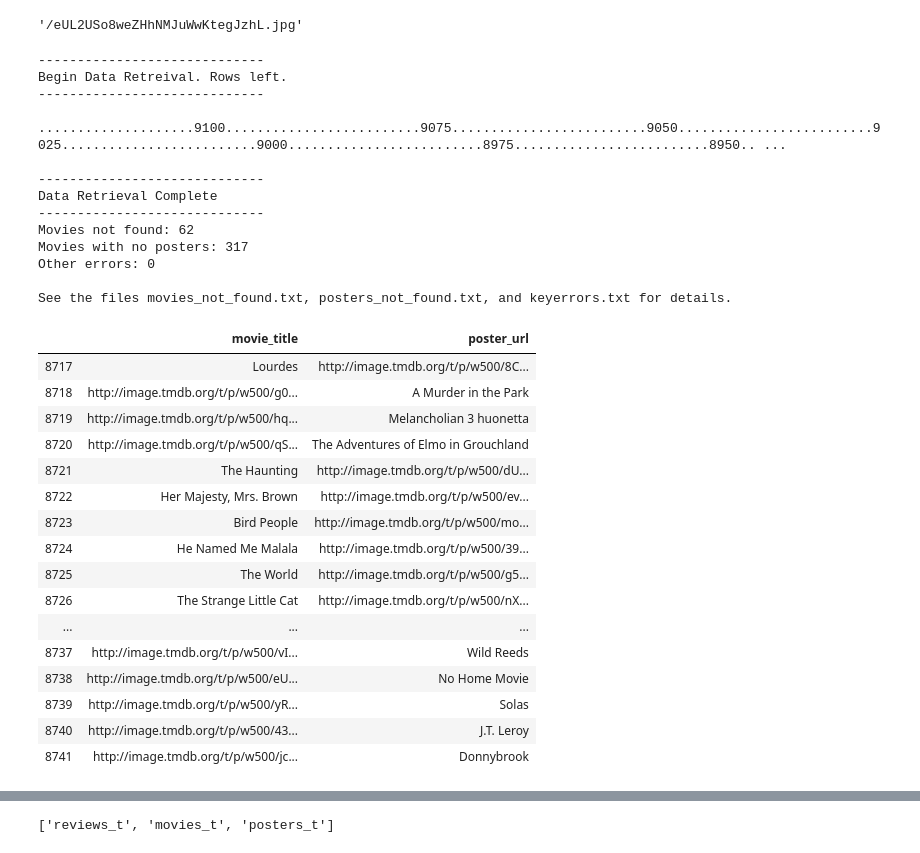
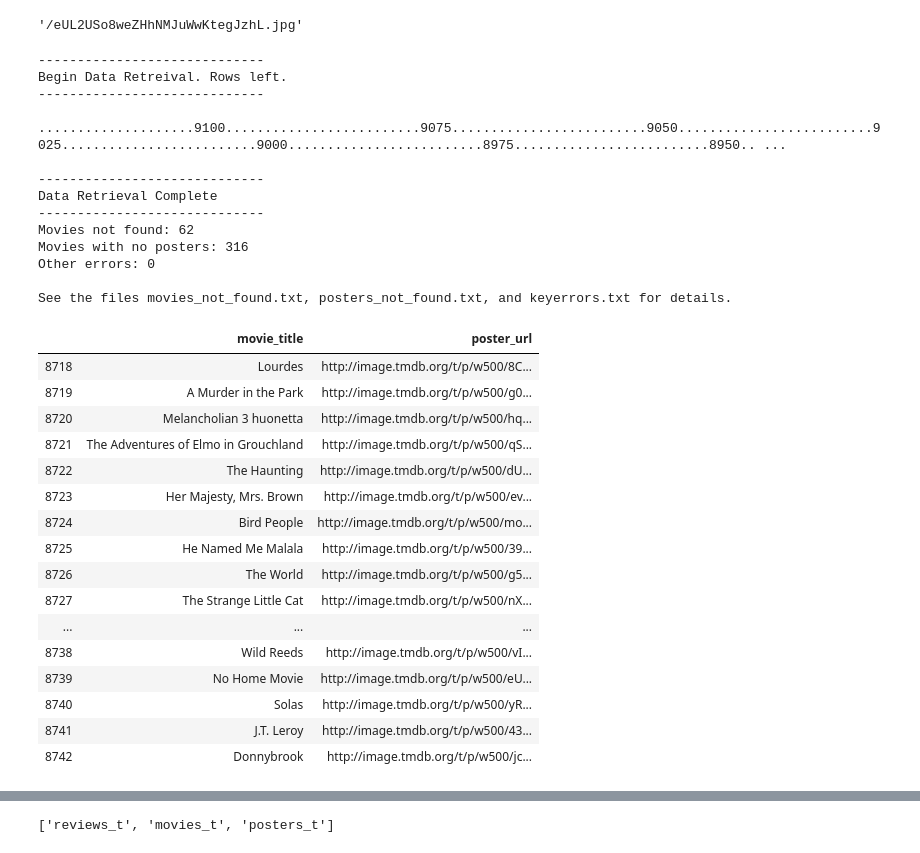
Before and after one commit to AddyBenny/Group_Project_2---UCI-Data-Analysis-Bootcamp-2020---Team-8, a Jupyter notebook: Project.ipynb, the cells around one changed output, grey strips where cells are left out. Drawn from its saved outputs; the diff is of its cells as text; code cells hidden in the pictures.

```diff
--- a/Project.ipynb
+++ b/Project.ipynb
@@ -133,11 +142,13 @@ response['results'][0]['poster_path']
 base_url = 'http://image.tmdb.org/t/p/'
 size = 'w500' # We're looking for 500px sized posters
 # %%
-url_list = []
+url_list = [] # initialized the list where we're storing tuples of (movie_title, poster_url)
 
 # the following 2 lists aren't needed since we're just writing them to a file.
-#movie_not_found_list = []
-#poster_not_found_list = []
+# movie_not_found_list = []
+# poster_not_found_list = []
+
+# Also removing references to writing to the file, url_list.txt
 
 processed_count = len(raw_movies_df)
 movies_not_found_count = 0
@@ -147,16 +158,16 @@ keyerrors_count = 0
 keyerrors_f = open("keyerrors.txt", "w")
 movies_not_found_f = open("movies_not_found.txt", "w")
 posters_not_found_f = open("posters_not_found.txt", "w")
-url_list_f = open("url_list.txt", "w")
 
-url_list_f.writerite("movie_titie" + "/t" + "poster_url") # this is the header to tab delimited file, url_list.txt
+# url_list_f = open("url_list.txt", "w")
+# url_list_f.write("movie_titie" + "/t" + "poster_url") # this is the header to tab delimited file, url_list.txt
 
 print('-----------------------------')
 print('Begin Data Retreival. Rows left.')
 print('-----------------------------\n')
 for title in raw_movies_df.movie_title:
     #print(title)
-    temp = 'http://api.themoviedb.org/3/search/movie?query=' + quote(title) + '&api_key=3d48b9204ca053957eb4375bb97a83c8'
+    temp = 'http://api.themoviedb.org/3/search/movie?query=' + quote(title) + '&api_key=' + KEY
     #print(temp)
     try:
         r = requests.get(temp)
@@ -164,24 +175,14 @@ for title in raw_movies_df.movie_title:
 
         if (response['total_results'] != 0) and (response['results'][0]['poster_path'] is not None):
             url = base_url + size + response['results'][0]['poster_path']
-            url_list.append({title, url})
-            url_list_f.write(title + "\t" + url + "\n") # make it Tab delimited instead.
+            url_list.append([title, url])
+#            url_list_f.write(title + "\t" + url + "\n") # make it Tab delimited instead.
         elif response['total_results'] == 0:
-            #error_list.append(f'{title} not found. Skipping...')
-            #movie_not_found_list.append(title)
             movies_not_found_f.write(title + '\n')
             movies_not_found_count += 1
         elif response['results'][0]['poster_path'] is None:
-            #print(f'No poster found for {title}.')
-            #poster_not_found_list.append(title)
             posters_not_found_f.write(title + '\n')
             posters_not_found_count += 1
-
-        # Commmented out as this was printing out the complete list each time...
-        # print(url_list)
-
-        #read json into a list
-        #movie_url.append(response_json, [url])
 
         #Print a period every iteration so that we know this is still running
         processed_count -= 1
@@ -195,7 +196,7 @@ for title in raw_movies_df.movie_title:
         keyerrors_f.write(title + '\n')
 
 # close the files.
-url_list_f.close()
+#url_list_f.close()
 keyerrors_f.close()
 movies_not_found_f.close()
 posters_not_found_f.close()
@@ -218,32 +219,39 @@ Begin Data Retreival. Rows left.
 Data Retrieval Complete
 -----------------------------
 Movies not found: 62
-Movies with no posters: 317
+Movies with no posters: 316
 Other errors: 0
 
 See the files movies_not_found.txt, posters_not_found.txt, and keyerrors.txt for details.
 # %%
 # url_list
 # %%
-# We won't use this method because of the issues with data between swapped between fields.
-# url_df = pd.DataFrame(url_list, columns = ['movie_title','poster_url'])
-# url_df.tail(25)
+## We won't use this method because of the issues with data between swapped between fields.
+
+# Update:  So in the previous for-loop where the posters were looked up, the line for
+#   url_list.append([title, url])     was initially url_list.append({title, url}),
+#   using curly braces instead square by accident.
+
+# It didn't throw any errors, but apprently that was the case because it works now.
+
+url_df = pd.DataFrame(url_list, columns = ['movie_title','poster_url'])
+url_df.tail(25)
 # %% [output]
 |  | movie_title | poster_url |
-| 8717 | Lourdes | http://image.tmdb.org/t/p/w500/8C... |
-| 8718 | http://image.tmdb.org/t/p/w500/g0... | A Murder in the Park |
-| 8719 | http://image.tmdb.org/t/p/w500/hq... | Melancholian 3 huonetta |
-| 8720 | http://image.tmdb.org/t/p/w500/qS... | The Adventures of Elmo in Grouchland |
-| 8721 | The Haunting | http://image.tmdb.org/t/p/w500/dU... |
-| 8722 | Her Majesty, Mrs. Brown | http://image.tmdb.org/t/p/w500/ev... |
-| 8723 | Bird People | http://image.tmdb.org/t/p/w500/mo... |
-| 8724 | He Named Me Malala | http://image.tmdb.org/t/p/w500/39... |
-| 8725 | The World | http://image.tmdb.org/t/p/w500/g5... |
-| 8726 | The Strange Little Cat | http://image.tmdb.org/t/p/w500/nX... |
+| 8718 | Lourdes | http://image.tmdb.org/t/p/w500/8C... |
+| 8719 | A Murder in the Park | http://image.tmdb.org/t/p/w500/g0... |
+| 8720 | Melancholian 3 huonetta | http://image.tmdb.org/t/p/w500/hq... |
+| 8721 | The Adventures of Elmo in Grouchland | http://image.tmdb.org/t/p/w500/qS... |
+| 8722 | The Haunting | http://image.tmdb.org/t/p/w500/dU... |
+| 8723 | Her Majesty, Mrs. Brown | http://image.tmdb.org/t/p/w500/ev... |
+| 8724 | Bird People | http://image.tmdb.org/t/p/w500/mo... |
+| 8725 | He Named Me Malala | http://image.tmdb.org/t/p/w500/39... |
+| 8726 | The World | http://image.tmdb.org/t/p/w500/g5... |
+| 8727 | The Strange Little Cat | http://image.tmdb.org/t/p/w500/nX... |
 | ... | ... | ... |
-| 8737 | http://image.tmdb.org/t/p/w500/vI... | Wild Reeds |
-| 8738 | http://image.tmdb.org/t/p/w500/eU... | No Home Movie |
-| 8739 | http://image.tmdb.org/t/p/w500/yR... | Solas |
-| 8740 | http://image.tmdb.org/t/p/w500/43... | J.T. Leroy |
-| 8741 | http://image.tmdb.org/t/p/w500/jc... | Donnybrook |
+| 8738 | Wild Reeds | http://image.tmdb.org/t/p/w500/vI... |
+| 8739 | No Home Movie | http://image.tmdb.org/t/p/w500/eU... |
+| 8740 | Solas | http://image.tmdb.org/t/p/w500/yR... |
+| 8741 | J.T. Leroy | http://image.tmdb.org/t/p/w500/43... |
+| 8742 | Donnybrook | http://image.tmdb.org/t/p/w500/jc... |
 # %%
```
Also changed, not shown: parts of 19 cells of this notebook, 7 other files.
